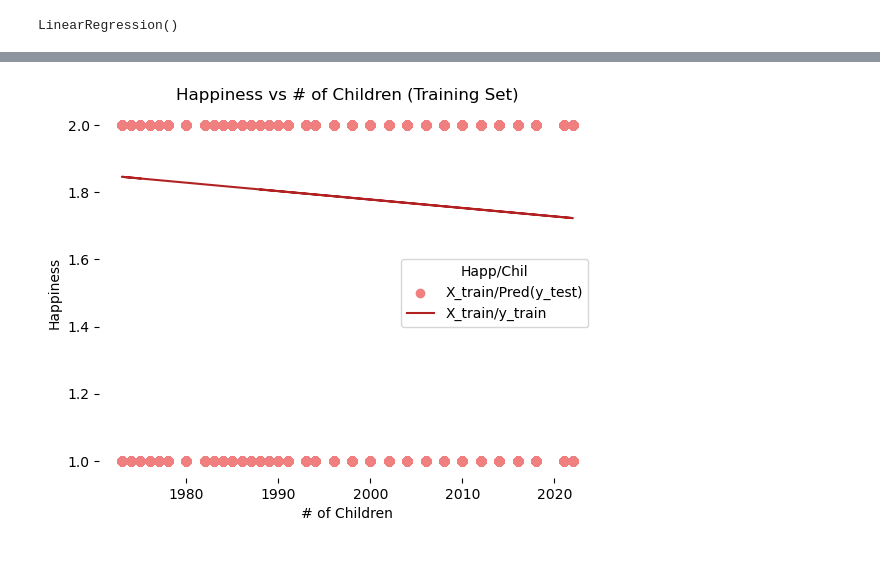
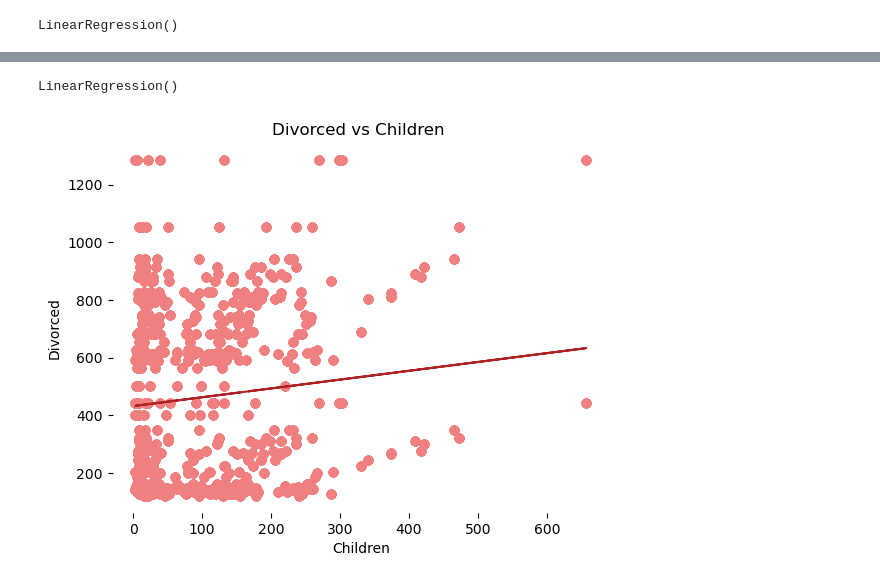
Before and after one commit to ninaysabel/DS4002P2, a Jupyter notebook: Scripts/Project2M1.ipynb, the cells around one changed output, grey strips where cells are left out. Cells and saved outputs as stored; diff of their text form; code cells hidden in the pictures.

```diff
--- a/Scripts/Project2M1.ipynb
+++ b/Scripts/Project2M1.ipynb
@@ -279,0 +212,10 @@ from sklearn.linear_model import LinearRegression
+# %%
+# Merge the dataframes on the 'year' column
+merged_df = pd.merge(child_counts, hap_counts, on='year', how='outer', suffixes=('_child', '_hapmar'))
+merged_df = pd.merge(merged_df, income_counts, on='year', how='outer')
+merged_df = pd.merge(merged_df, div_counts, on='year', how='outer')
+
+# Fill missing values with 0
+merged_df = merged_df.fillna(0)
+
+print(merged_df)
@@ -352,11 +359,23 @@ y_pred_train = regressor.predict(X_train)
+# %%
+X = merged_df[['count_child']]
+y = merged_df[['count_y']]
+
+X_train, X_test, y_train, y_test = train_test_split(X, y, test_size = 0.2, random_state = 0)
+# %%
+regressor = LinearRegression()
+regressor.fit(X_train, y_train)
+# %% [output]
+LinearRegression()
+# %%
+y_pred_test = regressor.predict(X_test)     # predicted value of y_test
+y_pred_train = regressor.predict(X_train)
 # %%
 plt.scatter(X_train, y_train, color = 'lightcoral')
 plt.plot(X_train, y_pred_train, color = 'firebrick')
-plt.title('Happiness vs # of Children (Training Set)')
-plt.xlabel('# of Children')
-plt.ylabel('Happiness')
-plt.legend(['X_train/Pred(y_test)', 'X_train/y_train'], title = 'Happ/Chil', loc='best', facecolor='white')
+plt.title('Divorced vs Children ')
+plt.xlabel('Children')
+plt.ylabel('Divorced')
 plt.box(False)
 plt.show()
 # %% [output]
-[figure, old version]
+[figure, new version]
```
Also changed, not shown: parts of 38 cells of this notebook.
